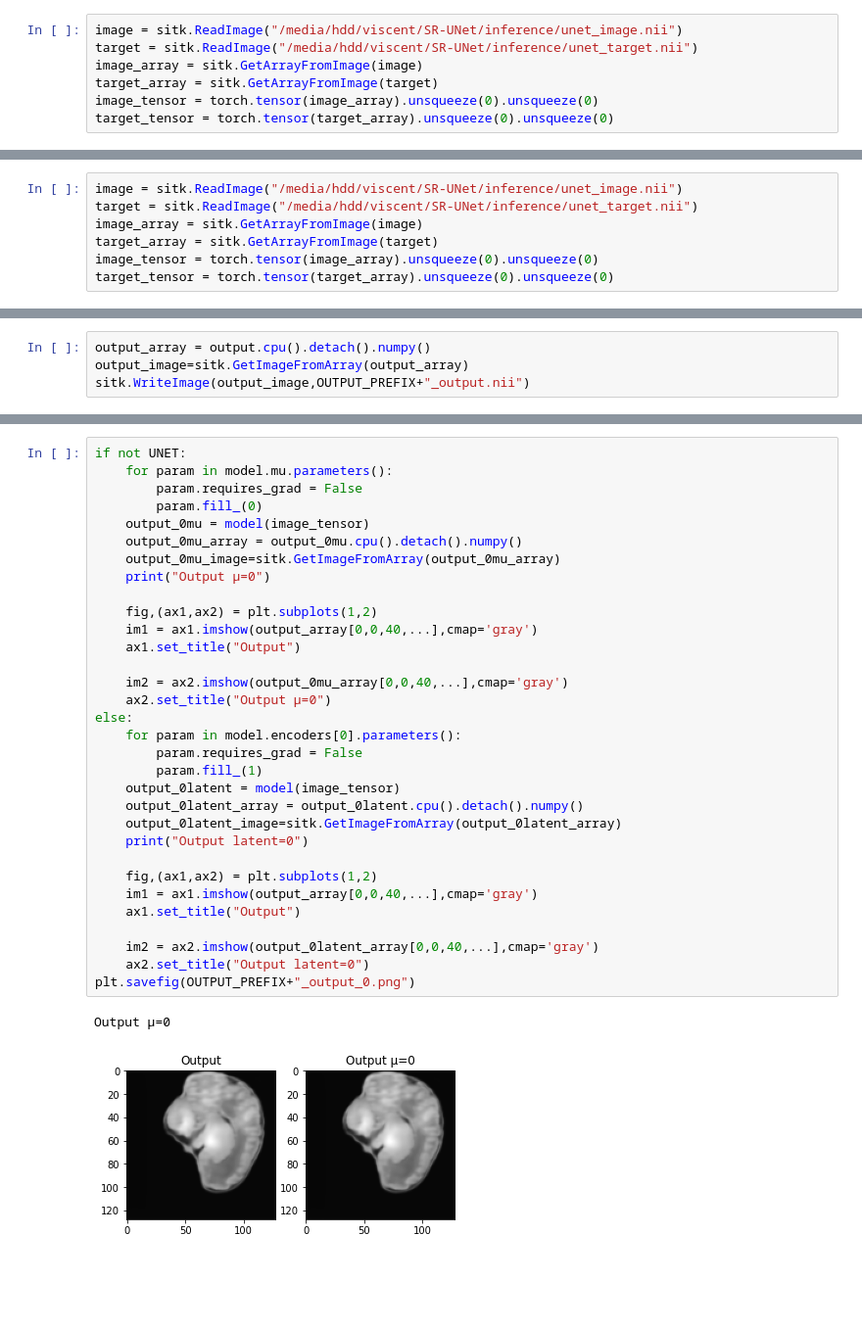
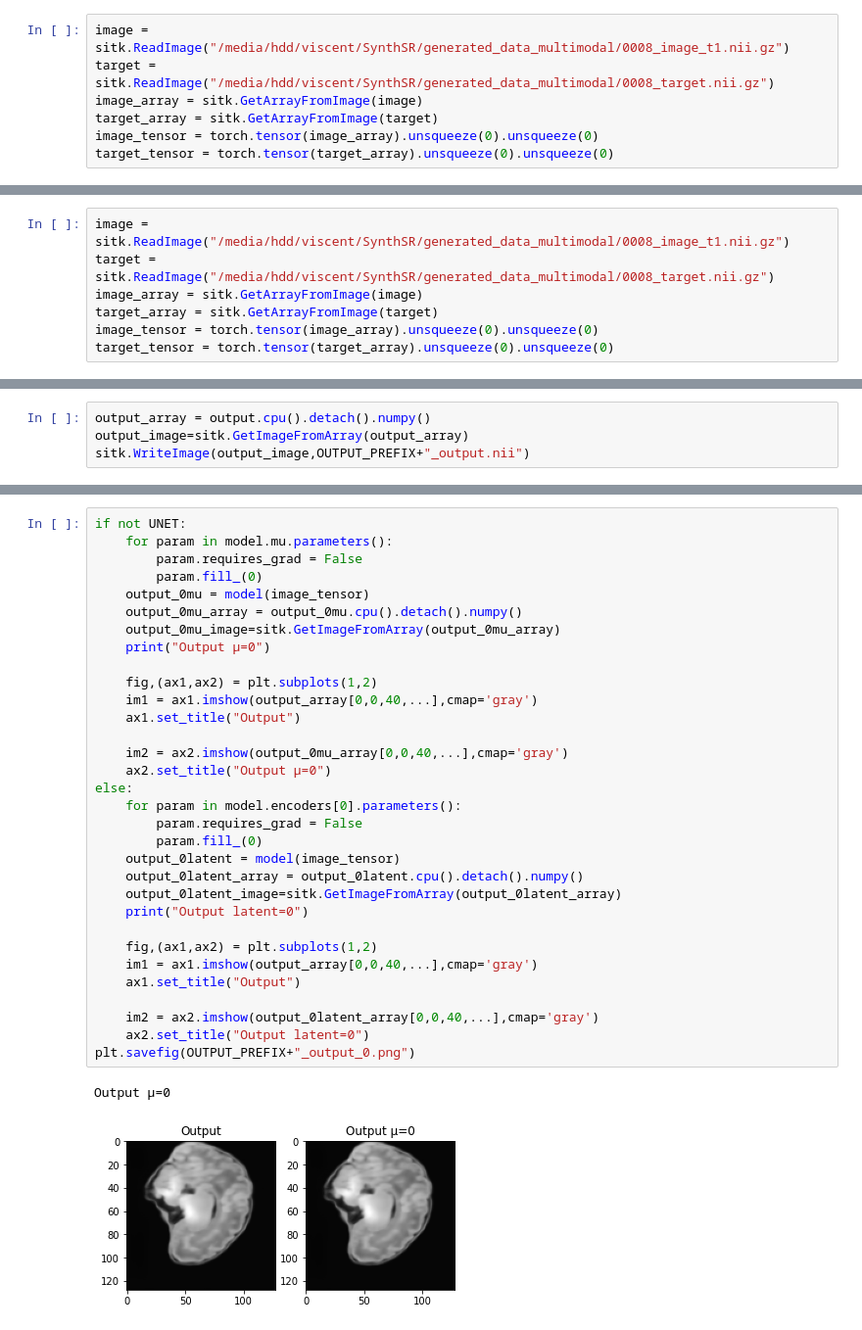
Before and after one commit to ExtremeViscent/SR-UNet, a Jupyter notebook: inference/inference.ipynb, the cells around one changed output, grey strips where cells are left out. Shown at 98% size. Drawn from its saved outputs; the diff is of its cells as text; blank space fills up the shorter version.

```diff
--- a/inference/inference.ipynb
+++ b/inference/inference.ipynb
@@ -77,8 +78,8 @@ plt.savefig(OUTPUT_PREFIX+"_encoder_weights.png")
 [figure]
 <Figure size 432x288 with 0 Axes>
 # %%
-image = sitk.ReadImage("/media/hdd/viscent/SR-UNet/inference/unet_image.nii")
-target = sitk.ReadImage("/media/hdd/viscent/SR-UNet/inference/unet_target.nii")
+image = sitk.ReadImage("/media/hdd/viscent/SynthSR/generated_data_multimodal/0008_image_t1.nii.gz")
+target = sitk.ReadImage("/media/hdd/viscent/SynthSR/generated_data_multimodal/0008_target.nii.gz")
 image_array = sitk.GetArrayFromImage(image)
 target_array = sitk.GetArrayFromImage(target)
 image_tensor = torch.tensor(image_array).unsqueeze(0).unsqueeze(0)
@@ -242,8 +247,8 @@ plt.savefig(OUTPUT_PREFIX+"_encoder_weights.png")
 # %% [output]
 [figure]
 # %%
-image = sitk.ReadImage("/media/hdd/viscent/SR-UNet/inference/unet_image.nii")
-target = sitk.ReadImage("/media/hdd/viscent/SR-UNet/inference/unet_target.nii")
+image = sitk.ReadImage("/media/hdd/viscent/SynthSR/generated_data_multimodal/0008_image_t1.nii.gz")
+target = sitk.ReadImage("/media/hdd/viscent/SynthSR/generated_data_multimodal/0008_target.nii.gz")
 image_array = sitk.GetArrayFromImage(image)
 target_array = sitk.GetArrayFromImage(target)
 image_tensor = torch.tensor(image_array).unsqueeze(0).unsqueeze(0)
@@ -314,32 +310,32 @@ if not UNET:
         param.requires_grad = False
         param.fill_(0)
     output_0mu = model(image_tensor)
     output_0mu_array = output_0mu.cpu().detach().numpy()
     output_0mu_image=sitk.GetImageFromArray(output_0mu_array)
     print("Output μ=0")
 
     fig,(ax1,ax2) = plt.subplots(1,2)
     im1 = ax1.imshow(output_array[0,0,40,...],cmap='gray')
     ax1.set_title("Output")
 
     im2 = ax2.imshow(output_0mu_array[0,0,40,...],cmap='gray')
     ax2.set_title("Output μ=0")
 else:
     for param in model.encoders[0].parameters():
         param.requires_grad = False
-        param.fill_(1)
+        param.fill_(0)
     output_0latent = model(image_tensor)
     output_0latent_array = output_0latent.cpu().detach().numpy()
     output_0latent_image=sitk.GetImageFromArray(output_0latent_array)
     print("Output latent=0")
 
     fig,(ax1,ax2) = plt.subplots(1,2)
     im1 = ax1.imshow(output_array[0,0,40,...],cmap='gray')
     ax1.set_title("Output")
 
     im2 = ax2.imshow(output_0latent_array[0,0,40,...],cmap='gray')
     ax2.set_title("Output latent=0")
 plt.savefig(OUTPUT_PREFIX+"_output_0.png")
 # %% [output]
 Output μ=0
-[figure, old version]
+[figure, new version]
```
Also changed, not shown: parts of 13 cells of this notebook, 16 other files.
